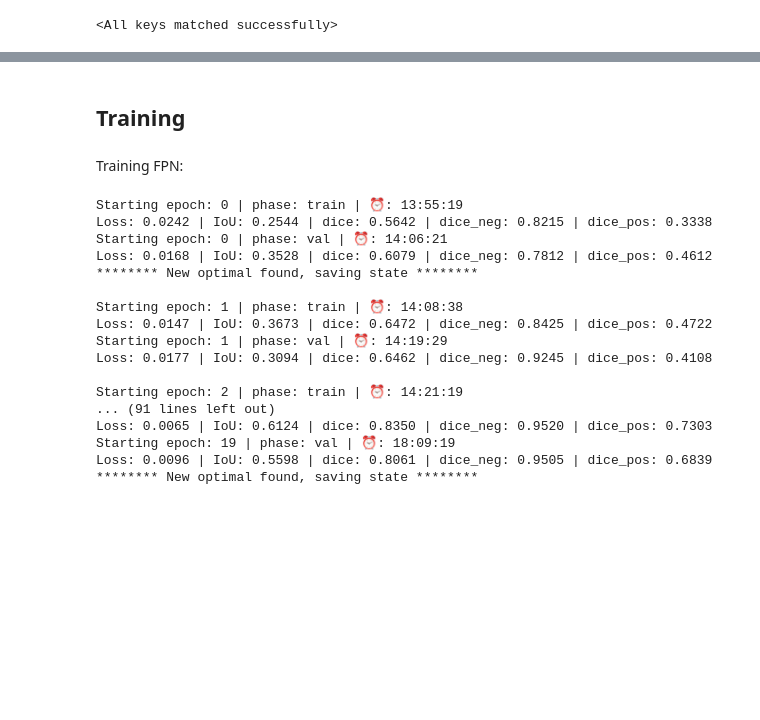
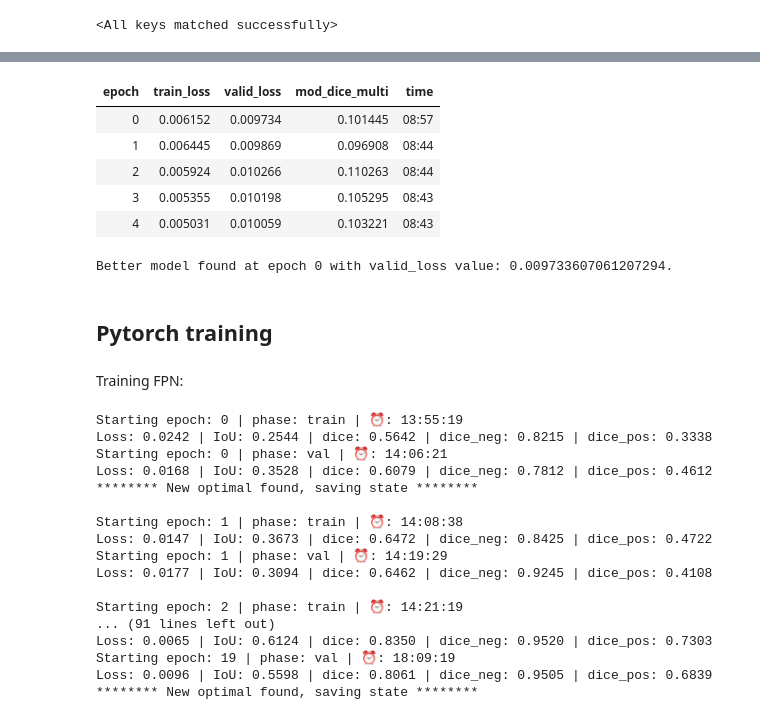
Before and after one commit to marcomatteo/steel_segmentation, a Jupyter notebook: Pytorch-FPN-ResNet34.ipynb, the cells around one changed output, grey strips where cells are left out. Drawn from its saved outputs; the diff is of its cells as text; code cells hidden in the pictures; blank space fills up the shorter version.

```diff
--- a/Pytorch-FPN-ResNet34.ipynb
+++ b/Pytorch-FPN-ResNet34.ipynb
@@ -83,0 +151,10 @@ model.load_state_dict(loaded_dict["state_dict"], strict=True)
+# %%
+learn.fit(5, lr=1e-4)
+# %% [output]
+| epoch | train_loss | valid_loss | mod_dice_multi | time |
+| 0 | 0.006152 | 0.009734 | 0.101445 | 08:57 |
+| 1 | 0.006445 | 0.009869 | 0.096908 | 08:44 |
+| 2 | 0.005924 | 0.010266 | 0.110263 | 08:44 |
+| 3 | 0.005355 | 0.010198 | 0.105295 | 08:43 |
+| 4 | 0.005031 | 0.010059 | 0.103221 | 08:43 |
+Better model found at epoch 0 with valid_loss value: 0.009733607061207294.
@@ -84 +163,3 @@ model.load_state_dict(loaded_dict["state_dict"], strict=True)
+# %% [markdown]
+## Pytorch training
 # %%
@@ -86,5 +167,3 @@ model_trainer = Trainer(model, save_path=models_dir/"kaggle-FPN-ResNet34.pth", b
-# %% [markdown]
-## Training
 # %% [markdown]
 Training FPN:
 # %%
```
Also changed, not shown: parts of 24 cells of this notebook, 12 other files.
